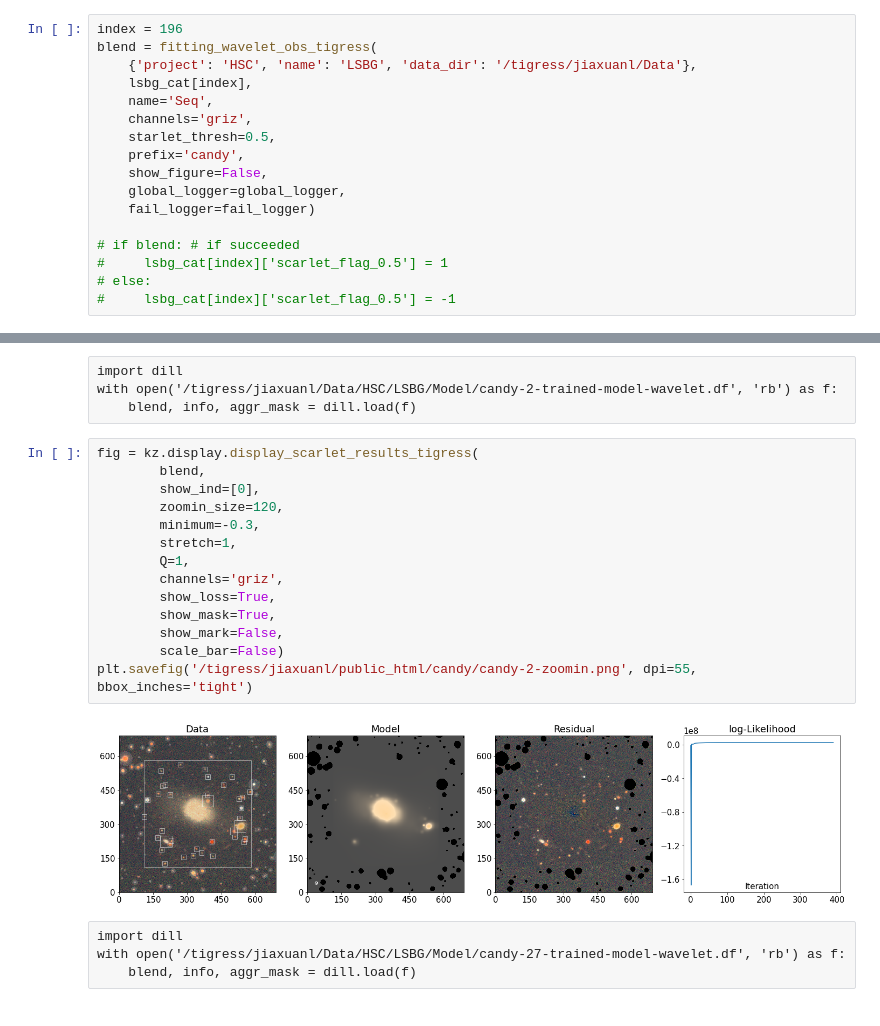
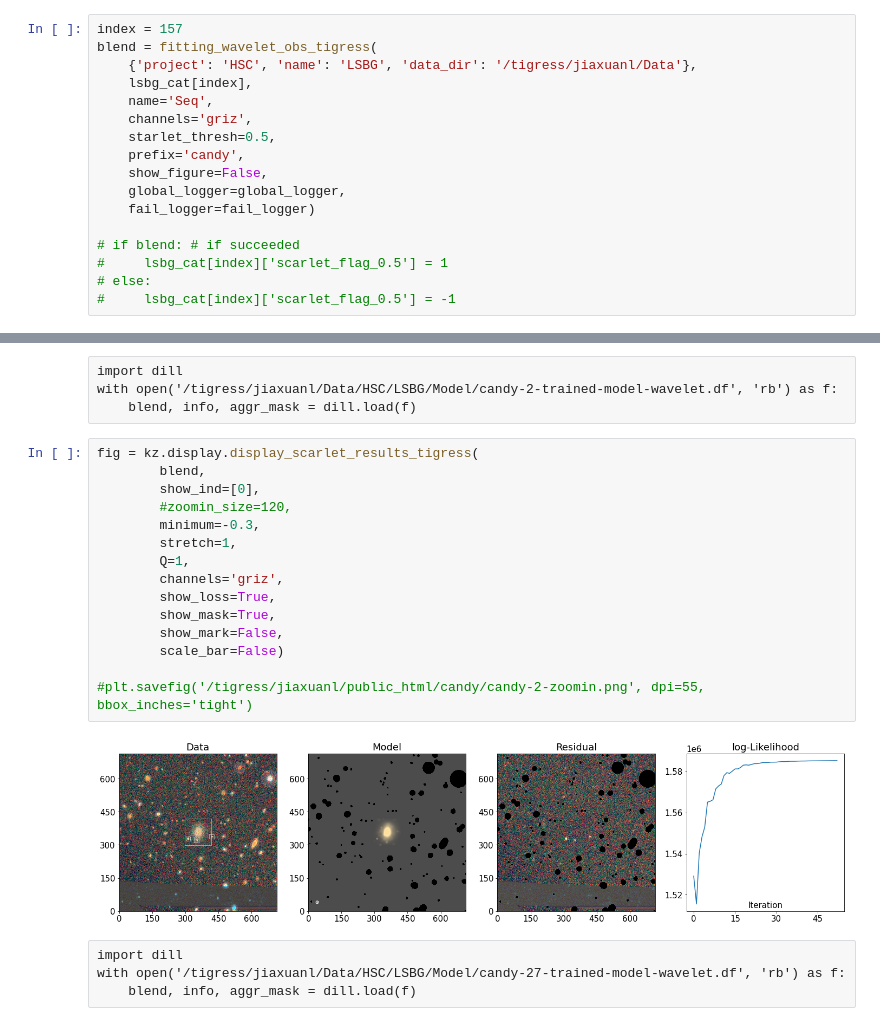
Before and after one commit to AstroJacobLi/kuaizi, a Jupyter notebook: diezi/scarlet_modeling/scarlet_wvlt_pipeline.ipynb, the cells around one changed output, grey strips where cells are left out. Drawn from its saved outputs; the diff is of its cells as text.

```diff
--- a/diezi/scarlet_modeling/scarlet_wvlt_pipeline.ipynb
+++ b/diezi/scarlet_modeling/scarlet_wvlt_pipeline.ipynb
@@ -82,7 +82,7 @@ import os
 fail_logger = kz.utils.set_logger(logger_name='candy_fail', file_name='candy_fail', level='ERROR')
 global_logger = kz.utils.set_logger(logger_name='candy_sample', file_name='candy_log', level='INFO')
 # %%
-index = 196
+index = 157
 blend = fitting_wavelet_obs_tigress(
     {'project': 'HSC', 'name': 'LSBG', 'data_dir': '/tigress/jiaxuanl/Data'},
     lsbg_cat[index],
@@ -112,19 +124,20 @@ with open('/tigress/jiaxuanl/Data/HSC/LSBG/Model/candy-2-trained-model-wavelet.d
 # %%
 fig = kz.display.display_scarlet_results_tigress(
         blend,
         show_ind=[0],
-        zoomin_size=120,
+        #zoomin_size=120,
         minimum=-0.3,
         stretch=1,
         Q=1,
         channels='griz',
         show_loss=True,
         show_mask=True,
         show_mark=False,
         scale_bar=False)
-plt.savefig('/tigress/jiaxuanl/public_html/candy/candy-2-zoomin.png', dpi=55, bbox_inches='tight')
+
+#plt.savefig('/tigress/jiaxuanl/public_html/candy/candy-2-zoomin.png', dpi=55, bbox_inches='tight')
 # %% [output]
-[figure, old version]
+[figure, new version]
 # %% [raw]
 import dill
 with open('/tigress/jiaxuanl/Data/HSC/LSBG/Model/candy-27-trained-model-wavelet.df', 'rb') as f:
```
Also changed, not shown: parts of 8 cells of this notebook, 3 other files.
